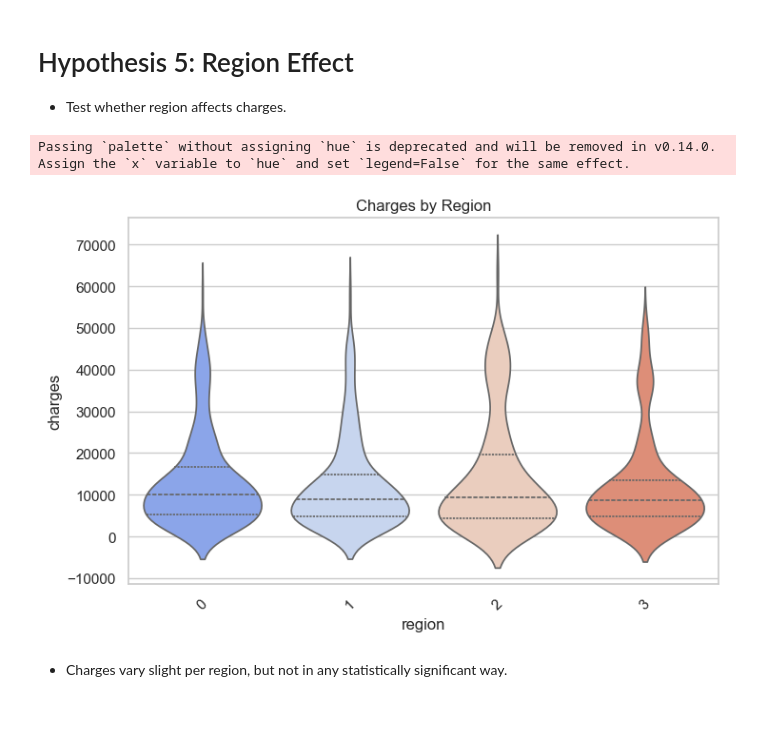
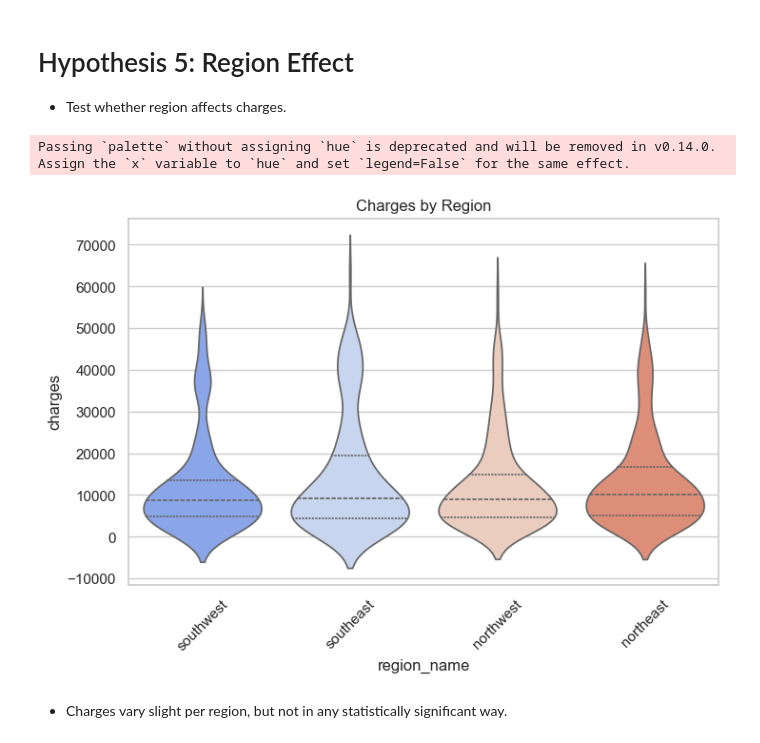
Before and after one commit to H-Smithson/healthcare_data_analysis, a Jupyter notebook: jupyter_notebooks/03_advanced_visualisations.ipynb, the cells around one changed output. Cells and saved outputs as stored; diff of their text form; code cells hidden in the pictures; blank space fills up the shorter version.

Commit message:
Fix regional values on violin plot

```diff
--- a/jupyter_notebooks/03_advanced_visualisations.ipynb
+++ b/jupyter_notebooks/03_advanced_visualisations.ipynb
@@ -173,14 +173,17 @@ fig.show()
 
 * Test whether region affects charges.
 # %%
+region_map = {0: 'northeast', 1: 'northwest', 2: 'southeast', 3: 'southwest'}
+df['region_name'] = df['region'].map(region_map)
+
 plt.figure(figsize=(8,5))
-sns.violinplot(x="region", y="charges", data=df, palette="coolwarm", inner="quartile")
+sns.violinplot(x='region_name', y='charges', data=df, palette='coolwarm', inner='quartile')
 plt.title("Charges by Region")
 plt.xticks(rotation=45)
 plt.show()
 # %% [output]
 Passing `palette` without assigning `hue` is deprecated and will be removed in v0.14.0. Assign the `x` variable to `hue` and set `legend=False` for the same effect.
-[figure, old version]
+[figure, new version]
 # %% [markdown]
 * Charges vary slight per region, but not in any statistically significant way.
 # %% [markdown]
```
